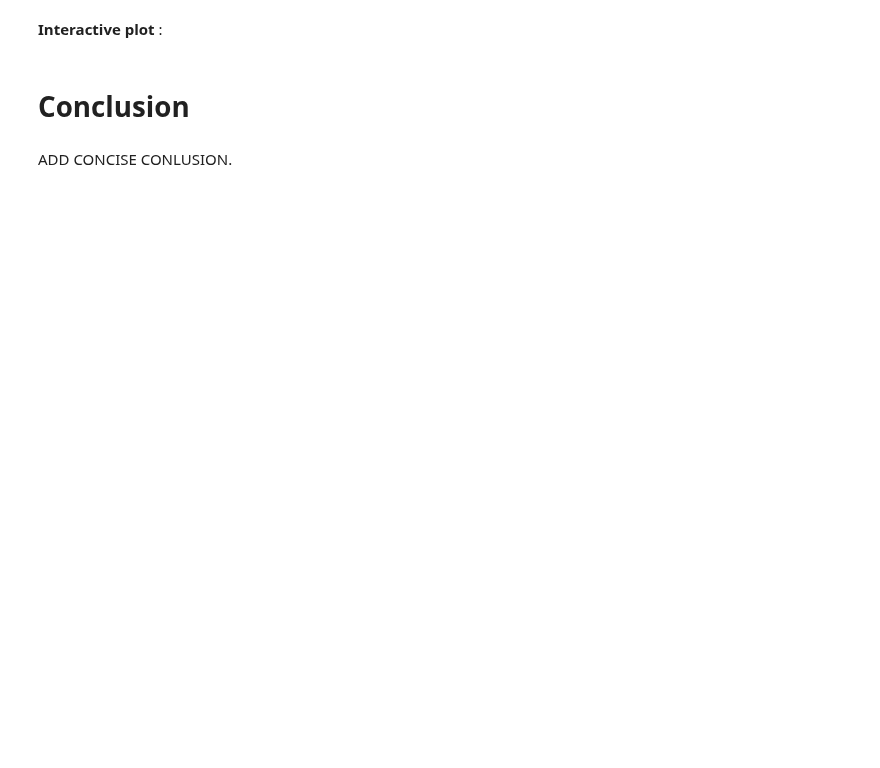
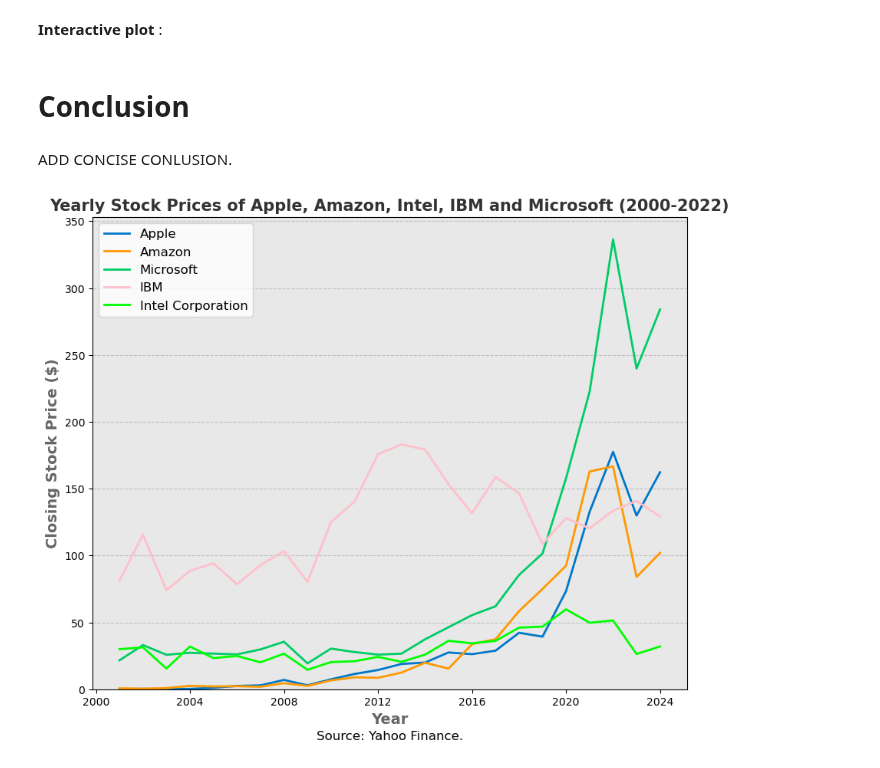
Before and after one commit to NumEconCopenhagen/projects-2023-jc, a Jupyter notebook: dataproject/dataproject.ipynb, the cells around one changed output. Cells and saved outputs as stored; diff of their text form; code cells hidden in the pictures; blank space fills up the shorter version.

```diff
--- a/dataproject/dataproject.ipynb
+++ b/dataproject/dataproject.ipynb
@@ -359,3 +300,62 @@ widgets.interact(plot_func,
 # Conclusion
 # %% [markdown]
 ADD CONCISE CONLUSION.
+# %%
+AAPL_data = pd.read_csv('AAPL.csv', sep=',')
+AMZN_data = pd.read_csv('AMZN.csv', sep=',')
+IBM_data = pd.read_csv('IBM.csv', sep=',')
+INTC_data = pd.read_csv('INTC.csv', sep=',')
+MSFT_data = pd.read_csv('MSFT.csv', sep=',')
+
+# Convert date column to datetime format and set as index
+AAPL_data['Date'] = pd.to_datetime(AAPL_data['Date'])
+AAPL_data.set_index('Date', inplace=True)
+AMZN_data['Date'] = pd.to_datetime(AMZN_data['Date'])
+AMZN_data.set_index('Date', inplace=True)
+MSFT_data['Date'] = pd.to_datetime(MSFT_data['Date'])
+MSFT_data.set_index('Date', inplace=True)
+IBM_data['Date'] = pd.to_datetime(IBM_data['Date'])
+IBM_data.set_index('Date', inplace=True)
+INTC_data['Date'] = pd.to_datetime(INTC_data['Date'])
+INTC_data.set_index('Date', inplace=True)
+
+AAPL_yearly_data = AAPL_data.resample('Y').last()['Close']
+AMZN_yearly_data = AMZN_data.resample('Y').last()['Close']
+MSFT_yearly_data = MSFT_data.resample('Y').last()['Close']
+INTC_yearly_data = INTC_data.resample('Y').last()['Close']
+IBM_yearly_data = IBM_data.resample('Y').last()['Close']
+
+fig, ax = plt.subplots(figsize=(10, 8))
+ax.plot(AAPL_yearly_data.index, AAPL_yearly_data.values, color='#0077C8', linewidth=2, label='Apple')
+ax.plot(AMZN_yearly_data.index, AMZN_yearly_data.values, color='#FF9900', linewidth=2, label='Amazon')
+ax.plot(MSFT_yearly_data.index, MSFT_yearly_data.values, color='#00CC66', linewidth=2, label='Microsoft')
+ax.plot(IBM_yearly_data.index, IBM_yearly_data.values, color='#FFC0CB', linewidth=2, label='IBM')
+ax.plot(INTC_yearly_data.index, INTC_yearly_data.values, color='#00FF00', linewidth=2, label='Intel Corporation')
+
+# Set the background color of the plot area
+ax.set_facecolor('#E8E8E8')
+
+# Format the x-axis labels to show only the year
+date_fmt = mdates.DateFormatter('%Y')
+ax.xaxis.set_major_formatter(date_fmt)
+
+# Set the axis labels and title
+ax.set_xlabel('Year', fontsize=14, fontweight='bold', color='#666666')
+ax.set_ylabel('Closing Stock Price ($)', fontsize=14, fontweight='bold', color='#666666')
+ax.set_title('Yearly Stock Prices of Apple, Amazon, Intel, IBM and Microsoft (2000-2022)', fontsize=15, fontweight='bold', color='#333333')
+
+# Add a horizontal grid line and adjust the y-axis limits
+ax.grid(axis='y', linestyle='--', color='#999999', alpha=0.5)
+ax.set_ylim(bottom=0)
+
+# Add a legend to the plot
+ax.legend(loc='upper left', fontsize=12)
+
+# Add annotation to the plot
+note = 'Source: Yahoo Finance.'
+ax.annotate(note, xy=(0.5, -0.1), xycoords='axes fraction', fontsize=12, ha='center', va='center')
+
+# Show the plot
+plt.show()
+# %% [output]
+[figure, added]
```
Also changed, not shown: parts of 7 cells of this notebook.
